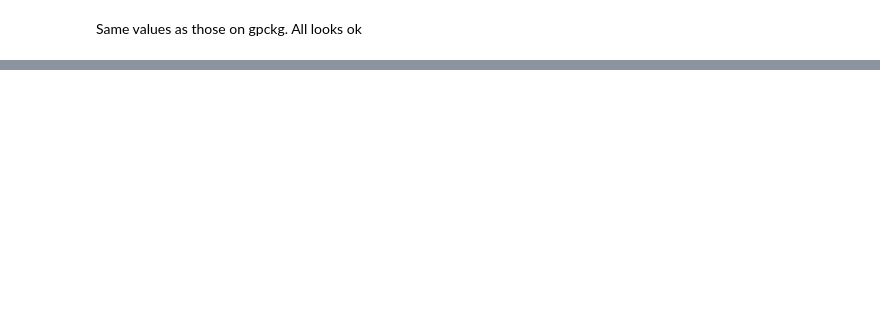
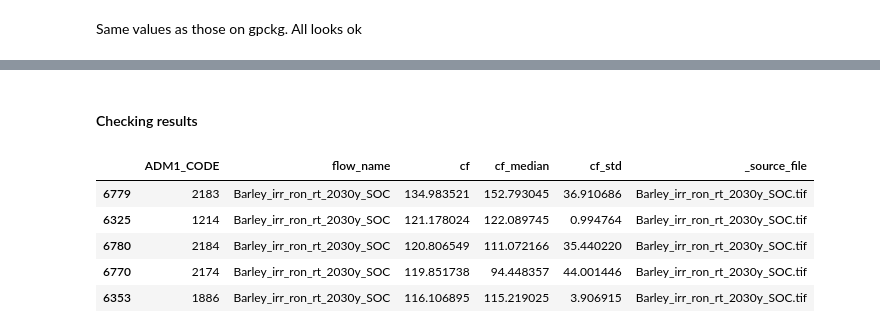
Before and after one commit to cloyolaangosto/SBTN_Land_LEAFs, a Jupyter notebook: documentation/SOC_LEAFs_ReducedTillage.ipynb, the cells around one changed output, grey strips where cells are left out. Saved outputs shown, nothing was run; the diff lists cells and outputs as text; code cells hidden in the pictures; blank space fills up the shorter version.

```diff
--- a/documentation/SOC_LEAFs_ReducedTillage.ipynb
+++ b/documentation/SOC_LEAFs_ReducedTillage.ipynb
@@ -398,0 +404,8 @@ Same values as those on gpckg. All looks ok
+# %%
+# Inputs that change by area type
+area_type = "subcountry"
+layer_name = "soc_leaf_subcountry"
+corrected_shp = gpd.read_file('../data/CountryLayers/SubCountry_Level1/g2015_2014_1.shp')
+master_key = "ADM1_CODE"
+result_key = "ADM1_CODE"
+gpckg_name = "SOC_2030_reducedtillage_subcountry"
@@ -398,0 +434,12 @@ Same values as those on gpckg. All looks ok
+# %% [markdown]
+#### Checking results
+# %%
+gdf_test_values = gpd.read_file(gpkg_path, layer=layer_name)
+gdf_test_values.sort_values(by=["cf"], ascending=False).head()
+# %% [output]
+|  | ADM1_CODE | flow_name | cf | cf_median | cf_std | _source_file |
+| 6779 | 2183 | Barley_irr_ron_rt_2030y_SOC | 134.983521 | 152.793045 | 36.910686 | Barley_irr_ron_rt_2030y_SOC.tif |
+| 6325 | 1214 | Barley_irr_ron_rt_2030y_SOC | 121.178024 | 122.089745 | 0.994764 | Barley_irr_ron_rt_2030y_SOC.tif |
+| 6780 | 2184 | Barley_irr_ron_rt_2030y_SOC | 120.806549 | 111.072166 | 35.440220 | Barley_irr_ron_rt_2030y_SOC.tif |
+| 6770 | 2174 | Barley_irr_ron_rt_2030y_SOC | 119.851738 | 94.448357 | 44.001446 | Barley_irr_ron_rt_2030y_SOC.tif |
+| 6353 | 1886 | Barley_irr_ron_rt_2030y_SOC | 116.106895 | 115.219025 | 3.906915 | Barley_irr_ron_rt_2030y_SOC.tif |
```
Also changed, not shown: parts of 8 cells of this notebook, 1 other file.
